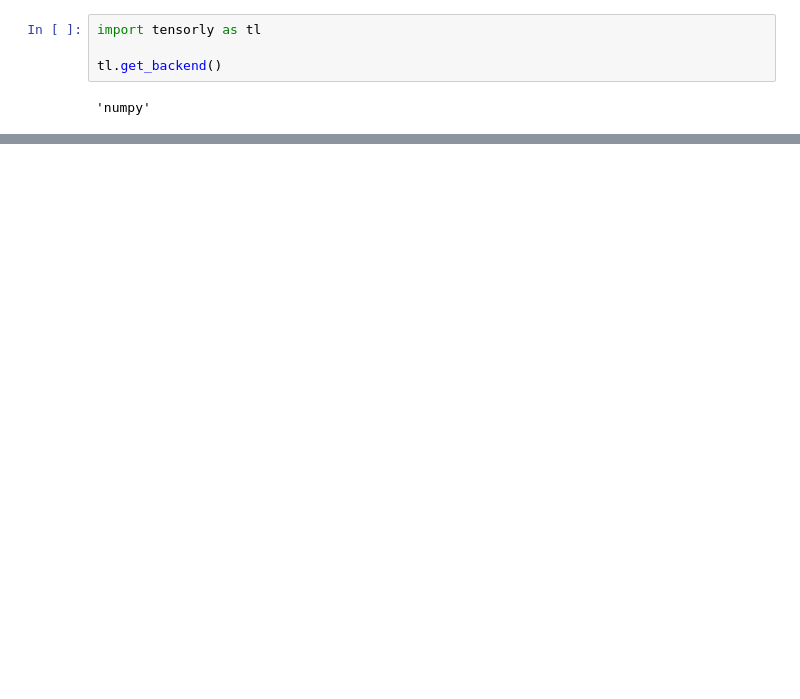
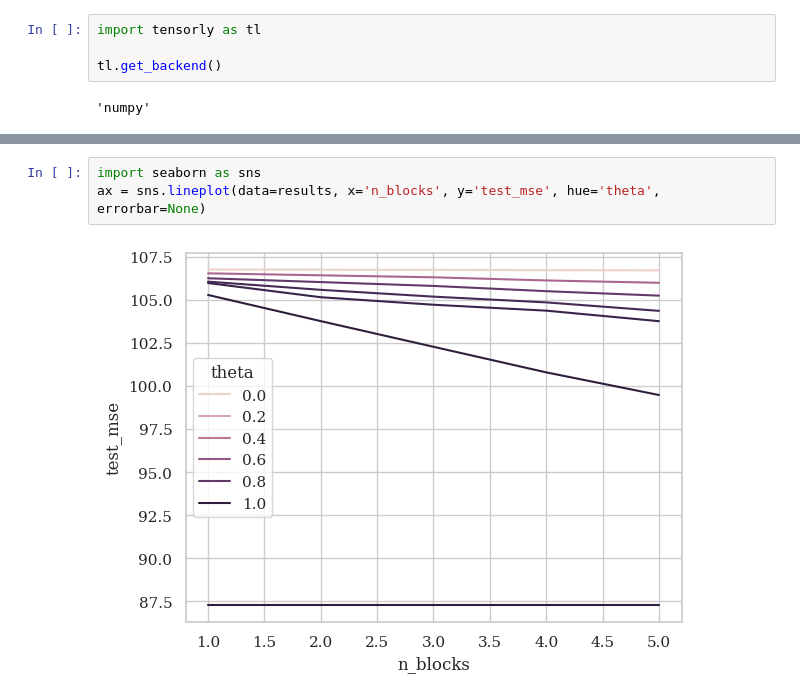
Before and after one commit to arnevdk/bttda, a Jupyter notebook: notebooks/gridsearch.ipynb, the cells around one changed output, grey strips where cells are left out. Drawn from its saved outputs; the diff is of its cells as text; blank space fills up the shorter version.

```diff
--- a/notebooks/gridsearch.ipynb
+++ b/notebooks/gridsearch.ipynb
@@ -128,0 +166,5 @@ sns.lineplot(data=results, x='n_blocks', y='test_roc_auc', hue='delta', errorbar
+# %%
+import seaborn as sns
+ax = sns.lineplot(data=results, x='n_blocks', y='test_mse', hue='theta', errorbar=None)
+# %% [output]
+[figure, added]
```
Also changed, not shown: parts of 5 cells of this notebook, 6 other files.
